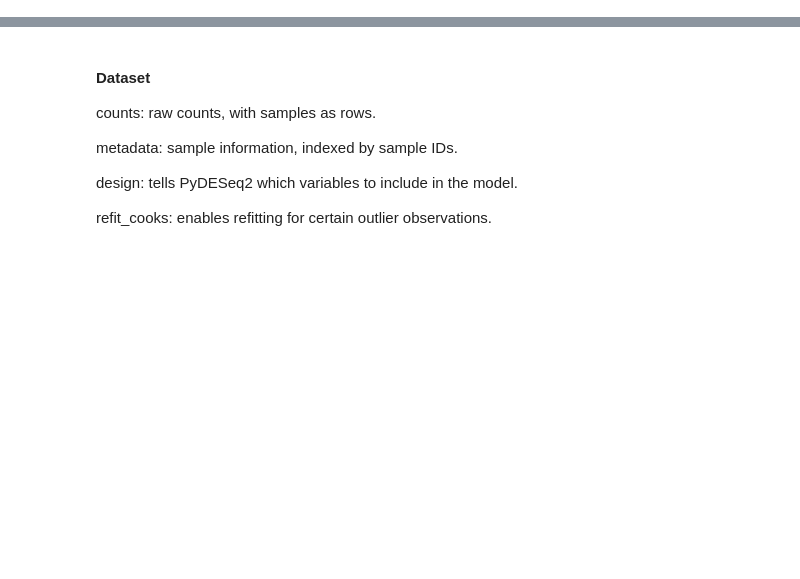
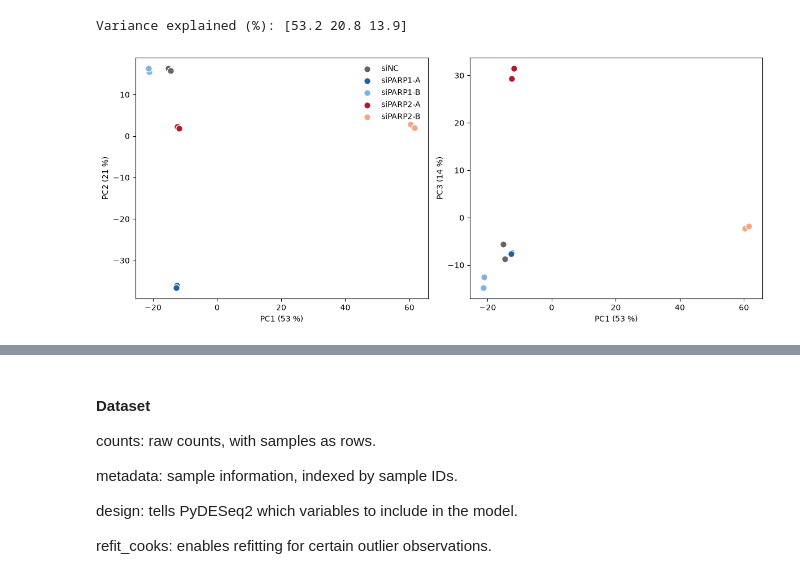
Before and after one commit to pietschM13/siRNA_off_target_effects, a Jupyter notebook: notebooks/GSE114273/03_differential_expression.ipynb, the cells around one changed output, grey strips where cells are left out. Drawn from its saved outputs; the diff is of its cells as text; code cells hidden in the pictures; blank space fills up the shorter version.

```diff
--- a/notebooks/GSE114273/03_differential_expression.ipynb
+++ b/notebooks/GSE114273/03_differential_expression.ipynb
@@ -290,0 +134,26 @@ dds = DeseqDataSet(
+# %%
+## PCA of the samples (scikit-learn centres each gene automatically)
+from sklearn.decomposition import PCA
+
+pca = PCA(n_components=3)
+pcs = pd.DataFrame(pca.fit_transform(log_cpm.T), index=log_cpm.columns, columns=["PC1", "PC2", "PC3"])
+var_pct = pca.explained_variance_ratio_ * 100
+print("Variance explained (%):", var_pct.round(1))    # expect about [53.2 20.8 13.9]
+
+# siNC grey; PARP1 siRNAs blues; PARP2 siRNAs reds (dark = A, light = B)
+colours = {"siNC": "#666666", "siPARP1-A": "#1f5fa8", "siPARP1-B": "#7fb2e5",
+           "siPARP2-A": "#b2182b", "siPARP2-B": "#f4a582"}
+
+fig, axes = plt.subplots(1, 2, figsize=(12, 5))
+for ax, (x, y) in zip(axes, [("PC1", "PC2"), ("PC1", "PC3")]):
+    for cond, colour in colours.items():
+        samples = metadata.index[metadata["condition"] == cond]
+        ax.scatter(pcs.loc[samples, x], pcs.loc[samples, y], color=colour, s=70, label=cond, edgecolor="white")
+    ax.set_xlabel(f"{x} ({var_pct[int(x[-1]) - 1]:.0f} %)")
+    ax.set_ylabel(f"{y} ({var_pct[int(y[-1]) - 1]:.0f} %)")
+axes[0].legend(frameon=False)
+plt.tight_layout()
+plt.show()
+# %% [output]
+Variance explained (%): [53.2 20.8 13.9]
+[figure, added]
```
Also changed, not shown: parts of 55 cells of this notebook.
